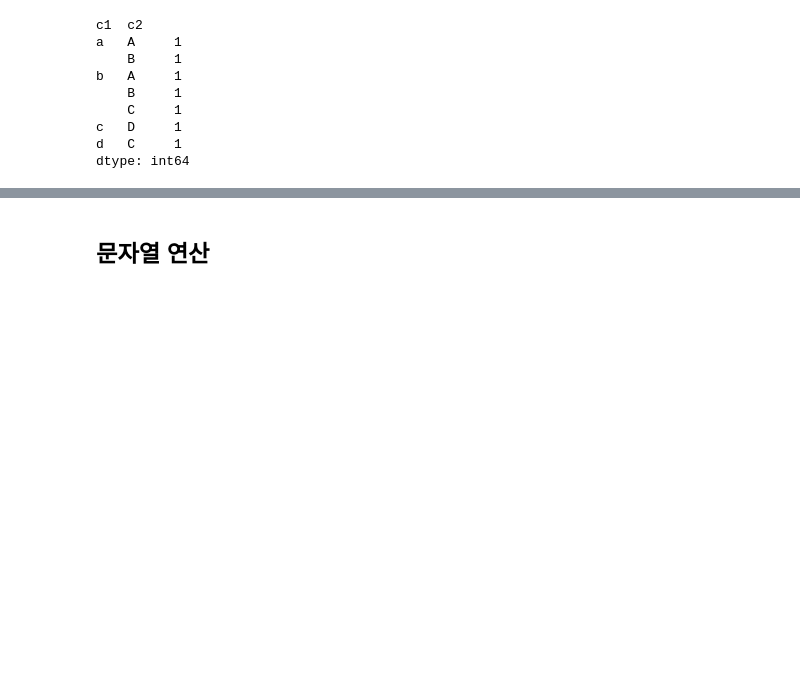
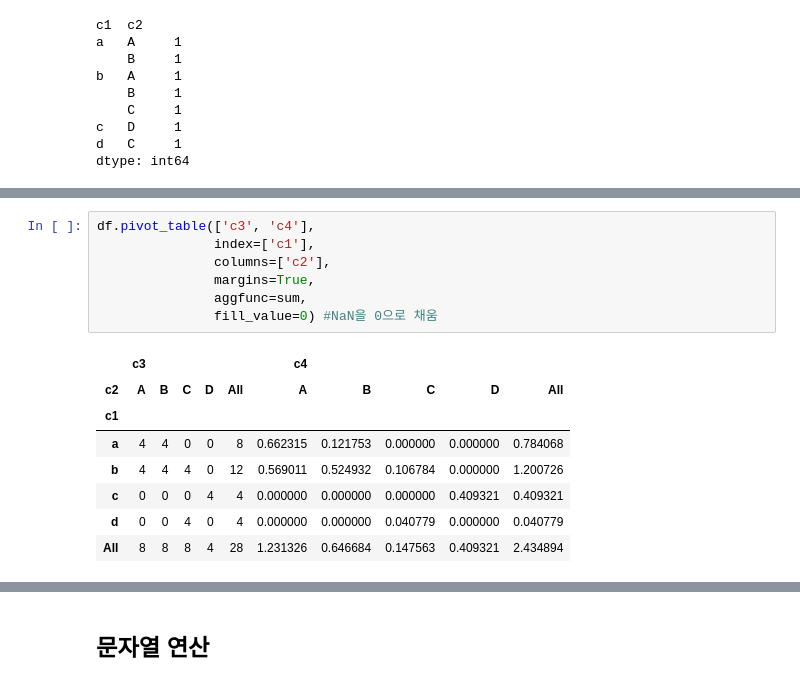
Before and after one commit to mkbahk/PandasLearning, a Jupyter notebook: _Pandas_한번에_제대로_배우기.ipynb, the cells around one changed output, grey strips where cells are left out. Cells and saved outputs as stored; diff of their text form; blank space fills up the shorter version.

```diff
--- a/_Pandas_한번에_제대로_배우기.ipynb
+++ b/_Pandas_한번에_제대로_배우기.ipynb
@@ -2764,0 +2913,16 @@ df.groupby(['c1', 'c2'])[['c4']].mean() #c1, c2를 기준으로하고, c4에 대
+# %%
+df.pivot_table(['c3', 'c4'],
+               index=['c1'],
+               columns=['c2'],
+               margins=True,
+               aggfunc=sum,
+               fill_value=0) #NaN을 0으로 채움
+# %% [output]
+|  | c3 |  |  |  |  | c4 |  |  |  |  |
+| c2 | A | B | C | D | All | A | B | C | D | All |
+| c1 |  |  |  |  |  |  |  |  |  |  |
+| a | 4 | 4 | 0 | 0 | 8 | 0.662315 | 0.121753 | 0.000000 | 0.000000 | 0.784068 |
+| b | 4 | 4 | 4 | 0 | 12 | 0.569011 | 0.524932 | 0.106784 | 0.000000 | 1.200726 |
+| c | 0 | 0 | 0 | 4 | 4 | 0.000000 | 0.000000 | 0.000000 | 0.409321 | 0.409321 |
+| d | 0 | 0 | 4 | 0 | 4 | 0.000000 | 0.000000 | 0.040779 | 0.000000 | 0.040779 |
+| All | 8 | 8 | 8 | 4 | 28 | 1.231326 | 0.646684 | 0.147563 | 0.409321 | 2.434894 |
```
Also changed, not shown: parts of 56 cells of this notebook.
